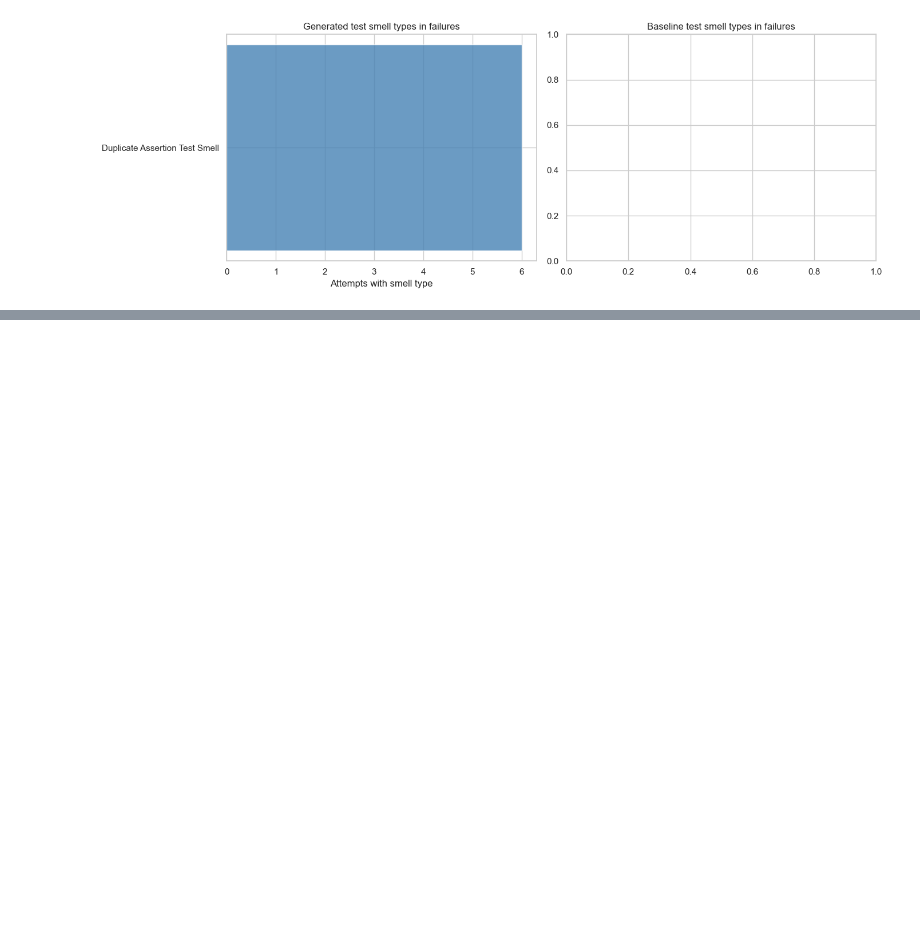
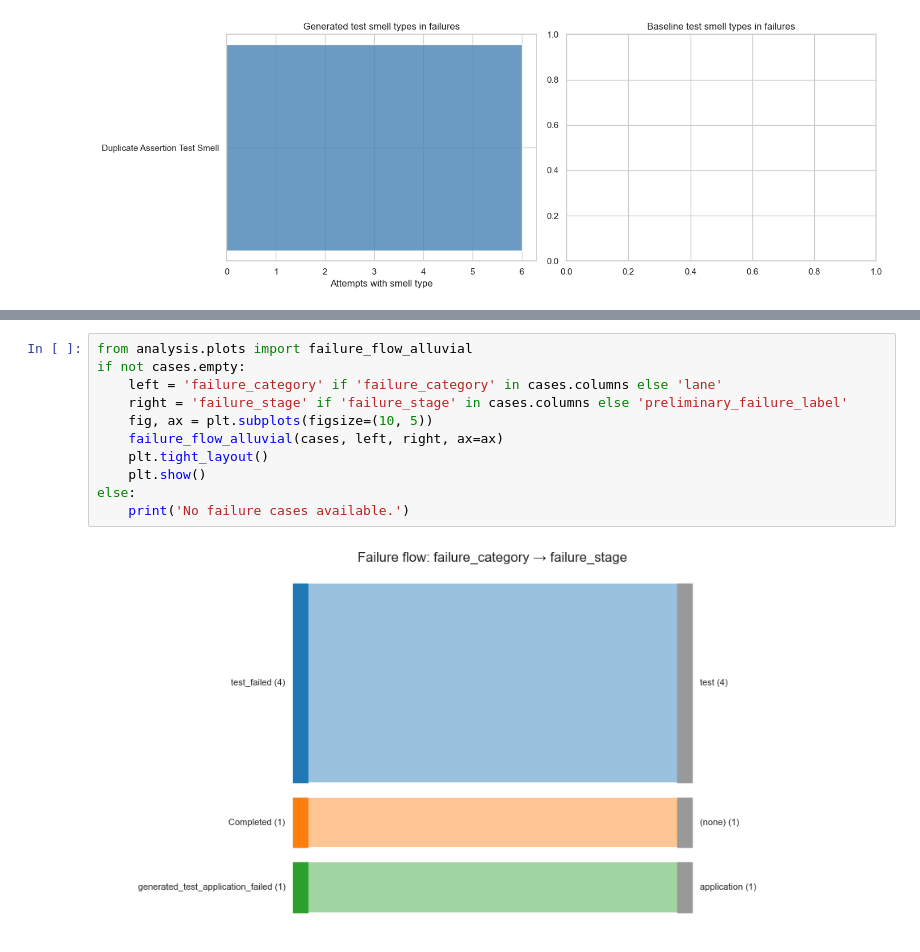
Before and after one commit to consulthunter/TestMap, a Jupyter notebook: Analysis/notebooks/05_failure_casebook.ipynb, the cells around one changed output, grey strips where cells are left out. Drawn from its saved outputs; the diff is of its cells as text; blank space fills up the shorter version.

```diff
--- a/Analysis/notebooks/05_failure_casebook.ipynb
+++ b/Analysis/notebooks/05_failure_casebook.ipynb
@@ -268,0 +273,13 @@ Baseline smells in failures: total=0, cases with smells=0/6
+# %%
+from analysis.plots import failure_flow_alluvial
+if not cases.empty:
+    left = 'failure_category' if 'failure_category' in cases.columns else 'lane'
+    right = 'failure_stage' if 'failure_stage' in cases.columns else 'preliminary_failure_label'
+    fig, ax = plt.subplots(figsize=(10, 5))
+    failure_flow_alluvial(cases, left, right, ax=ax)
+    plt.tight_layout()
+    plt.show()
+else:
+    print('No failure cases available.')
+# %% [output]
+[figure, added]
```
Also changed, not shown: parts of 2 cells of this notebook, 29 other files.
